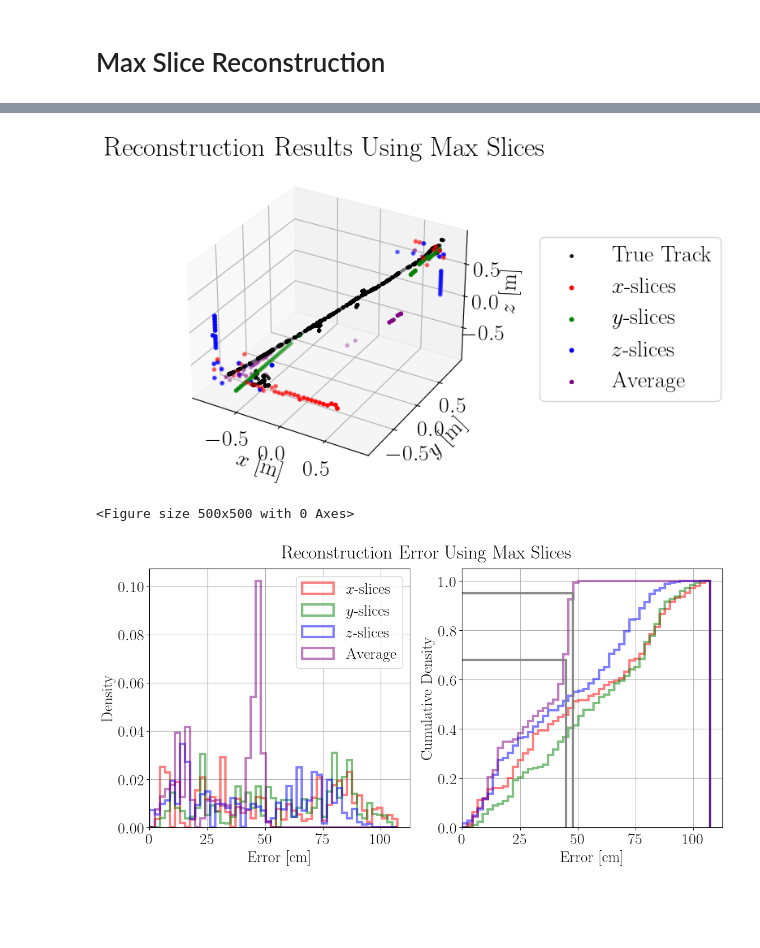
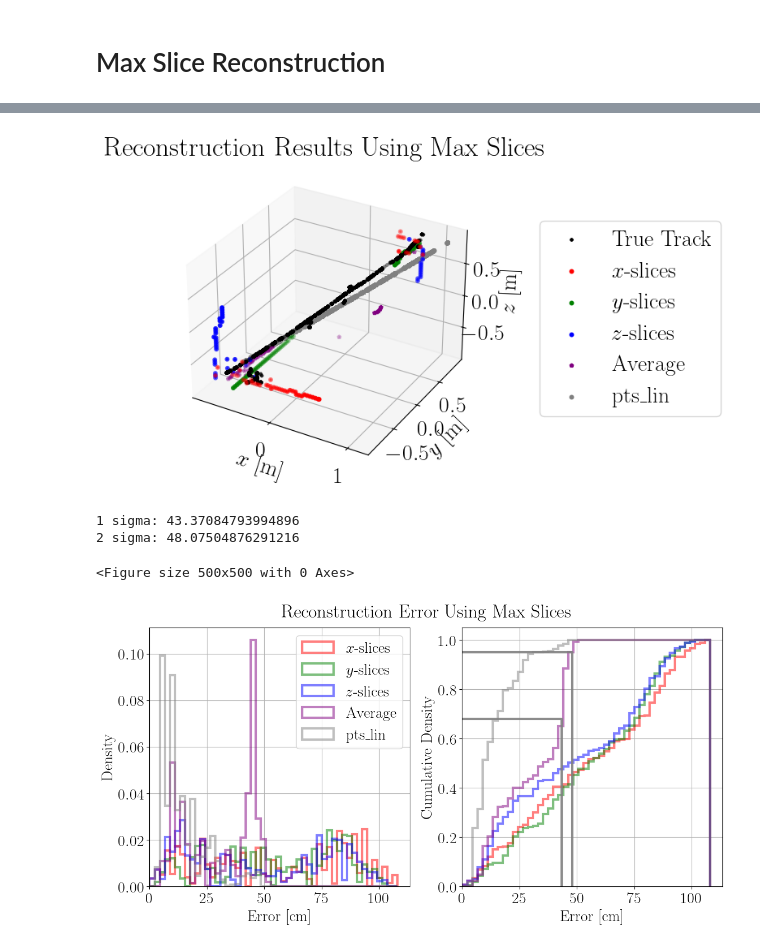
Before and after one commit to Noah-Everett/DSPS-Detector, a Jupyter notebook: analysis/trackAnalysis.ipynb, the cells around one changed output, grey strips where cells are left out. Saved outputs shown, nothing was run; the diff lists cells and outputs as text; code cells hidden in the pictures; blank space fills up the shorter version.

Commit message:
Changing track plots

```diff
--- a/analysis/trackAnalysis.ipynb
+++ b/analysis/trackAnalysis.ipynb
@@ -319,0 +319,16 @@ avg_mean = np.mean(np.array([X_mean,Y_mean,Z_mean]), axis=0)
+# %%
+A_xz = np.vstack([avg_mean[:,0], np.ones(len(avg_mean[:,0]))]).T
+m_xz, c_xz = np.linalg.lstsq(A_xz, avg_mean[:,1])[0]
+
+A_yz = np.vstack([avg_mean[:,1], np.ones(len(avg_mean[:,1]))]).T
+m_yz, c_yz = np.linalg.lstsq(A_yz, avg_mean[:,2])[0]
+
+def lin(z):
+    x = (z - c_xz)/m_xz
+    y = (z - c_yz)/m_yz
+    return x, y
+
+zz = primary_true[:,2]
+xx, yy = lin(zz)
+
+avg_mean_lin = np.array([xx, yy, zz]).T
@@ -559,0 +597,16 @@ avg_max = np.mean(np.array([X_max,Y_max,Z_max]), axis=0)
+# %%
+A_xz = np.vstack([avg_max[:,0], np.ones(len(avg_max[:,0]))]).T
+m_xz, c_xz = np.linalg.lstsq(A_xz, avg_max[:,1])[0]
+
+A_yz = np.vstack([avg_max[:,1], np.ones(len(avg_max[:,1]))]).T
+m_yz, c_yz = np.linalg.lstsq(A_yz, avg_max[:,2])[0]
+
+def lin(z):
+    x = (z - c_xz)/m_xz
+    y = (z - c_yz)/m_yz
+    return x, y
+
+zz = primary_true[:,2]
+xx, yy = lin(zz)
+
+avg_max_lin = np.array([xx, yy, zz]).T
@@ -612,14 +670,14 @@ track_reco = ax.scatter(avg_max[:,0]/1000,
                         s=5,
                         label='Average',
                         linewidth=2)
-# track_reco_line = ax.plot(pts_lin[:,0],
-#                           pts_lin[:,1],
-#                           pts_lin[:,2],
-#                           c='gray',
-#                           marker='o',
-#                           markersize=5,
-#                           label='pts_lin',
-#                           linewidth=2)
+track_reco_line = ax.scatter(avg_max_lin[:,0]/1000,
+                             avg_max_lin[:,1]/1000,
+                             avg_max_lin[:,2]/1000,
+                             c='gray',
+                             marker='o',
+                             s=5,
+                             label='pts_lin',
+                             linewidth=2)
 ax.set_xlabel('$x$ [m]')
 ax.set_ylabel('$y$ [m]')
 ax.set_zlabel('$z$ [m]')
@@ -631,7 +689,7 @@ ax.legend(loc='center right', bbox_to_anchor=(1.8, 0.5))
 fig.savefig('../figures/trackReconstruction_max_{}.pdf'.format(plotRecoName), bbox_inches='tight')
 fig.show()
 # %% [output]
-[figure, old version]
+[figure, new version]
 # %%
 # %matplotlib inline
 
@@ -647,6 +705,9 @@ distances_Z = np.min(distances_Z, axis=1)
 distances_pts = cdist(primary_true, avg_max)
 distances_pts = np.min(distances_pts, axis=1)
 
+distances_pts_lin = cdist(primary_true, avg_max_lin)
+distances_pts_lin = np.min(distances_pts_lin, axis=1)
+
 # pts_lin_true = np.array(df_primary['position'].to_list()).reshape(-1,3)
 # pts_lin_true = pts_lin_true[np.where((pts_lin_true[:, 0] < np.max(pts_lin[:,0])) & (pts_lin_true[:, 1] < np.max(pts_lin[:,1])) & (pts_lin_true[:, 2] < np.max(pts_lin[:,2]))
 #                                    & (pts_lin_true[:, 0] > np.min(pts_lin[:,0])) & (pts_lin_true[:, 1] > np.min(pts_lin[:,1])) & (pts_lin_true[:, 2] > np.min(pts_lin[:,2])))]
@@ -657,6 +718,9 @@ PDF, _, _, bins = get_PDF(distances_pts/scale, nBins=nBins)
 sigma_1 = get_CSP('1 sigma', PDF=PDF, bins=bins)
 sigma_2 = get_CSP('2 sigma', PDF=PDF, bins=bins)
 
+print('1 sigma:', sigma_1)
+print('2 sigma:', sigma_2)
+
 fig, (ax_1, ax_2) = plt.subplots(1, 2, figsize=(13.2, 6))
 scale = 10
 lw = 3
@@ -666,32 +730,36 @@ ax_1.hist(distances_X  /scale, bins=bins, color='r'     , alpha=0.5, label='$x$-
 ax_1.hist(distances_Y  /scale, bins=bins, color='g'     , alpha=0.5, label='$y$-slices', histtype='step', cumulative=False, density=True, linewidth=lw)
 ax_1.hist(distances_Z  /scale, bins=bins, color='b'     , alpha=0.5, label='$z$-slices', histtype='step', cumulative=False, density=True, linewidth=lw)
 ax_1.hist(distances_pts/scale, bins=bins, color='purple', alpha=0.5, label='Average'   , histtype='step', cumulative=False, density=True, linewidth=lw)
+ax_1.hist(distances_pts_lin/scale, bins=bins, color='gray', alpha=0.5, label='pts_lin', histtype='step', cumulative=False, density=True, linewidth=lw)
 
 ax_2.hist(distances_X  /scale, bins=bins, color='r'     , alpha=0.5, label='$x$-slices', histtype='step', cumulative=True, density=True, linewidth=lw)
 ax_2.hist(distances_Y  /scale, bins=bins, color='g'     , alpha=0.5, label='$y$-slices', histtype='step', cumulative=True, density=True, linewidth=lw)
 ax_2.hist(distances_Z  /scale, bins=bins, color='b'     , alpha=0.5, label='$z$-slices', histtype='step', cumulative=True, density=True, linewidth=lw)
 ax_2.hist(distances_pts/scale, bins=bins, color='purple', alpha=0.5, label='Average'   , histtype='step', cumulative=True, density=True, linewidth=lw)
+ax_2.hist(distances_pts_lin/scale, bins=bins, color='gray', alpha=0.5, label='pts_lin', histtype='step', cumulative=True, density=True, linewidth=lw)
 
 # ax.hist(distances_pts_lin, bins=bins, color='gray', alpha=0.5, label='pts_lin', histtype='step', cumulative=cum, density=True, linewidth=2)
 
 ax_2.plot([sigma_1, sigma_1, 0], [0, 0.68, 0.68], color='gray', linewidth=lw, label='1 $\sigma$', alpha=0.9)
 ax_2.plot([sigma_2, sigma_2, 0], [0, 0.95, 0.95], color='gray', linewidth=lw, label='2 $\sigma$', alpha=0.9)
 
 fig.suptitle('Reconstruction Error Using Max Slices', y=0.95)
 
 ax_1.set_xlabel('Error [cm]')
 ax_1.set_ylabel('Density')
 ax_1.set_xlim(xmin=0)
 ax_1.grid()
 ax_1.legend(loc='upper right')
 
 ax_2.set_xlabel('Error [cm]')
 ax_2.set_ylabel('Cumulative Density')
 ax_2.set_xlim(xmin=0)
 ax_2.grid()
 
 fig.savefig('../figures/trackReconstruction_maxError_{}.pdf'.format(plotRecoName), bbox_inches='tight')
 fig.show()
 # %% [output]
-<Figure size 500x500 with 0 Axes>
+1 sigma: 43.37084793994896
+2 sigma: 48.07504876291216
+<Figure size 500x500 with 0 Axes>
-[figure, old version]
+[figure, new version]
```
Also changed, not shown: parts of 15 cells of this notebook, 27 other files.
